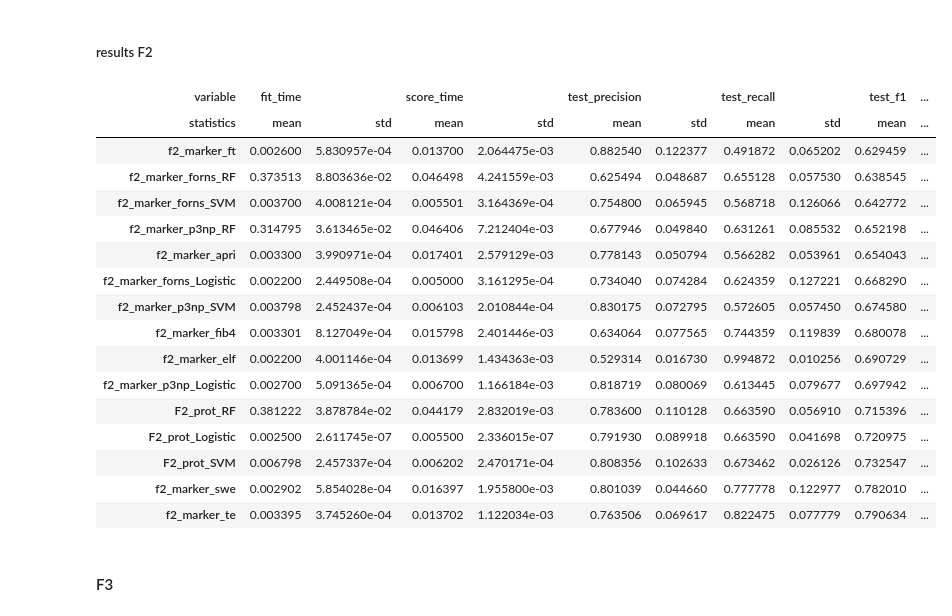
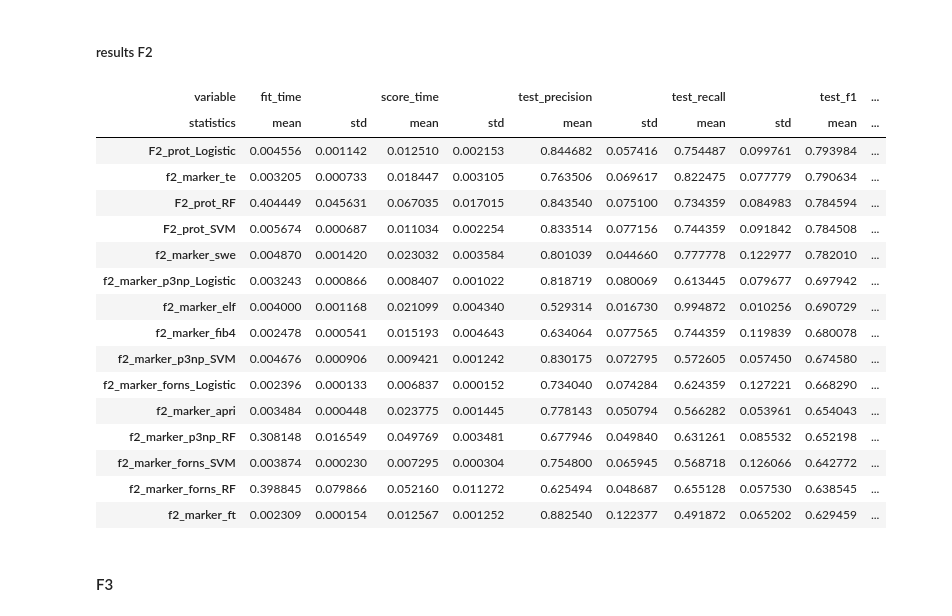
Before and after one commit to llniu/ALD-study, a Jupyter notebook: ald_analysis_hw.ipynb, the cells around one changed output. Saved outputs shown, nothing was run; the diff lists cells and outputs as text; code cells hidden in the pictures.

```diff
--- a/ald_analysis_hw.ipynb
+++ b/ald_analysis_hw.ipynb
@@ -273,5 +273,5 @@ Filter at protein level for 70% data completeness across all runs
 # %%
-data_plasma_filtered = data_plasma_raw.dropna(axis=0, thresh = data_plasma_raw.shape[1] * 0.7)
+data_plasma_filtered = data_plasma_raw.dropna(axis=0, thresh = data_plasma_raw.shape[1] * 0.6)
 data_plasma_filtered
 # %% [output]
 |  | Plate1_A1 | Plate1_A2 | Plate1_A3 | Plate1_A4 | ... | Plate7_C11 | Plate7_C12 | Plate7_D1 | Plate7_D2 |
@@ -1159,7 +1165,7 @@ for key_marker in ['forns', 'p3np']:
 # %% [markdown]
 ##### based on proteomics data
 # %%
-_X = data_proteomics[proteins_selected]
+_X = data_proteomics[proteins_selected_f2.index]
 in_both = y.index.intersection(_X.index)
 _X = _X.loc[in_both]
 _y = y.loc[in_both]
@@ -1193,26 +1199,26 @@ def _get_cv_means(results_dict:dict) -> pd.DataFrame:
     cv_results.columns = multi_index
     return cv_results
 # %%
-result_table_f2 = _get_cv_means(results).sort_values(('test_f1', 'mean'))
+result_table_f2 = _get_cv_means(results).sort_values(('test_f1', 'mean'), ascending = False)
 result_table_f2
 # %% [output]
 | variable | fit_time |  | score_time |  | test_precision |  | test_recall |  | test_f1 | ... |
 | statistics | mean | std | mean | std | mean | std | mean | std | mean | ... |
-| f2_marker_ft | 0.002600 | 5.830957e-04 | 0.013700 | 2.064475e-03 | 0.882540 | 0.122377 | 0.491872 | 0.065202 | 0.629459 | ... |
-| f2_marker_forns_RF | 0.373513 | 8.803636e-02 | 0.046498 | 4.241559e-03 | 0.625494 | 0.048687 | 0.655128 | 0.057530 | 0.638545 | ... |
-| f2_marker_forns_SVM | 0.003700 | 4.008121e-04 | 0.005501 | 3.164369e-04 | 0.754800 | 0.065945 | 0.568718 | 0.126066 | 0.642772 | ... |
-| f2_marker_p3np_RF | 0.314795 | 3.613465e-02 | 0.046406 | 7.212404e-03 | 0.677946 | 0.049840 | 0.631261 | 0.085532 | 0.652198 | ... |
-| f2_marker_apri | 0.003300 | 3.990971e-04 | 0.017401 | 2.579129e-03 | 0.778143 | 0.050794 | 0.566282 | 0.053961 | 0.654043 | ... |
-| f2_marker_forns_Logistic | 0.002200 | 2.449508e-04 | 0.005000 | 3.161295e-04 | 0.734040 | 0.074284 | 0.624359 | 0.127221 | 0.668290 | ... |
-| f2_marker_p3np_SVM | 0.003798 | 2.452437e-04 | 0.006103 | 2.010844e-04 | 0.830175 | 0.072795 | 0.572605 | 0.057450 | 0.674580 | ... |
-| f2_marker_fib4 | 0.003301 | 8.127049e-04 | 0.015798 | 2.401446e-03 | 0.634064 | 0.077565 | 0.744359 | 0.119839 | 0.680078 | ... |
-| f2_marker_elf | 0.002200 | 4.001146e-04 | 0.013699 | 1.434363e-03 | 0.529314 | 0.016730 | 0.994872 | 0.010256 | 0.690729 | ... |
-| f2_marker_p3np_Logistic | 0.002700 | 5.091365e-04 | 0.006700 | 1.166184e-03 | 0.818719 | 0.080069 | 0.613445 | 0.079677 | 0.697942 | ... |
-| F2_prot_RF | 0.381222 | 3.878784e-02 | 0.044179 | 2.832019e-03 | 0.783600 | 0.110128 | 0.663590 | 0.056910 | 0.715396 | ... |
-| F2_prot_Logistic | 0.002500 | 2.611745e-07 | 0.005500 | 2.336015e-07 | 0.791930 | 0.089918 | 0.663590 | 0.041698 | 0.720975 | ... |
-| F2_prot_SVM | 0.006798 | 2.457337e-04 | 0.006202 | 2.470171e-04 | 0.808356 | 0.102633 | 0.673462 | 0.026126 | 0.732547 | ... |
-| f2_marker_swe | 0.002902 | 5.854028e-04 | 0.016397 | 1.955800e-03 | 0.801039 | 0.044660 | 0.777778 | 0.122977 | 0.782010 | ... |
-| f2_marker_te | 0.003395 | 3.745260e-04 | 0.013702 | 1.122034e-03 | 0.763506 | 0.069617 | 0.822475 | 0.077779 | 0.790634 | ... |
+| F2_prot_Logistic | 0.004556 | 0.001142 | 0.012510 | 0.002153 | 0.844682 | 0.057416 | 0.754487 | 0.099761 | 0.793984 | ... |
+| f2_marker_te | 0.003205 | 0.000733 | 0.018447 | 0.003105 | 0.763506 | 0.069617 | 0.822475 | 0.077779 | 0.790634 | ... |
+| F2_prot_RF | 0.404449 | 0.045631 | 0.067035 | 0.017015 | 0.843540 | 0.075100 | 0.734359 | 0.084983 | 0.784594 | ... |
+| F2_prot_SVM | 0.005674 | 0.000687 | 0.011034 | 0.002254 | 0.833514 | 0.077156 | 0.744359 | 0.091842 | 0.784508 | ... |
+| f2_marker_swe | 0.004870 | 0.001420 | 0.023032 | 0.003584 | 0.801039 | 0.044660 | 0.777778 | 0.122977 | 0.782010 | ... |
+| f2_marker_p3np_Logistic | 0.003243 | 0.000866 | 0.008407 | 0.001022 | 0.818719 | 0.080069 | 0.613445 | 0.079677 | 0.697942 | ... |
+| f2_marker_elf | 0.004000 | 0.001168 | 0.021099 | 0.004340 | 0.529314 | 0.016730 | 0.994872 | 0.010256 | 0.690729 | ... |
+| f2_marker_fib4 | 0.002478 | 0.000541 | 0.015193 | 0.004643 | 0.634064 | 0.077565 | 0.744359 | 0.119839 | 0.680078 | ... |
+| f2_marker_p3np_SVM | 0.004676 | 0.000906 | 0.009421 | 0.001242 | 0.830175 | 0.072795 | 0.572605 | 0.057450 | 0.674580 | ... |
+| f2_marker_forns_Logistic | 0.002396 | 0.000133 | 0.006837 | 0.000152 | 0.734040 | 0.074284 | 0.624359 | 0.127221 | 0.668290 | ... |
+| f2_marker_apri | 0.003484 | 0.000448 | 0.023775 | 0.001445 | 0.778143 | 0.050794 | 0.566282 | 0.053961 | 0.654043 | ... |
+| f2_marker_p3np_RF | 0.308148 | 0.016549 | 0.049769 | 0.003481 | 0.677946 | 0.049840 | 0.631261 | 0.085532 | 0.652198 | ... |
+| f2_marker_forns_SVM | 0.003874 | 0.000230 | 0.007295 | 0.000304 | 0.754800 | 0.065945 | 0.568718 | 0.126066 | 0.642772 | ... |
+| f2_marker_forns_RF | 0.398845 | 0.079866 | 0.052160 | 0.011272 | 0.625494 | 0.048687 | 0.655128 | 0.057530 | 0.638545 | ... |
+| f2_marker_ft | 0.002309 | 0.000154 | 0.012567 | 0.001252 | 0.882540 | 0.122377 | 0.491872 | 0.065202 | 0.629459 | ... |
 # %% [markdown]
 #### F3
 # %%
```
Also changed, not shown: parts of 57 cells of this notebook.
